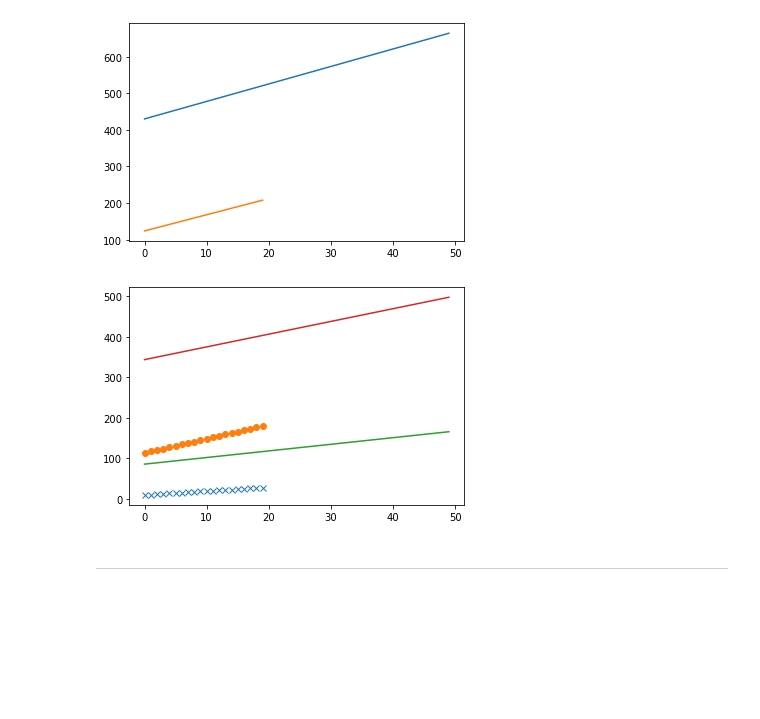
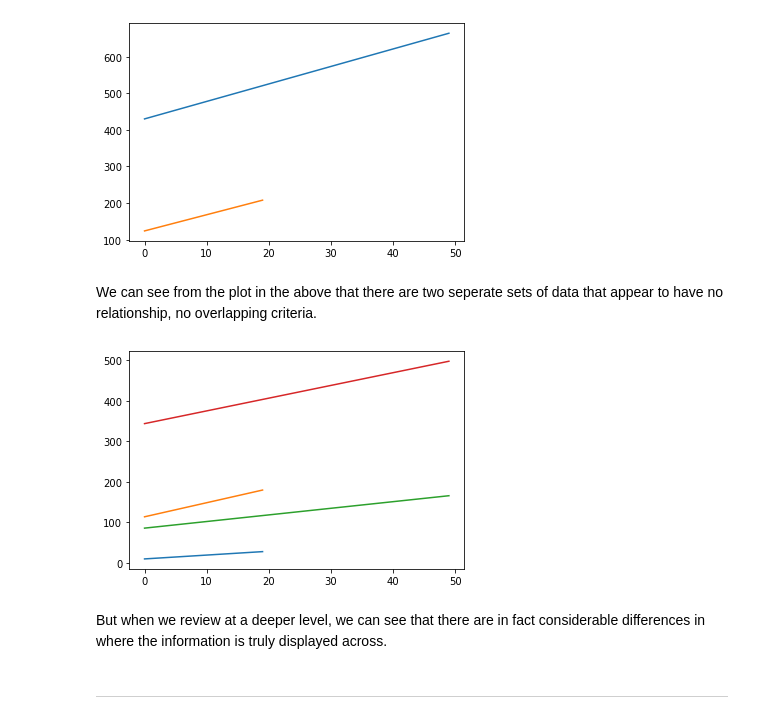
Before and after one commit to jonkavana/FODA-Assessment-2020, a Jupyter notebook: FODA - Task File.ipynb, the cells around one changed output. Cells and saved outputs as stored; diff of their text form; code cells hidden in the pictures; blank space fills up the shorter version.

```diff
--- a/FODA - Task File.ipynb
+++ b/FODA - Task File.ipynb
@@ -507,14 +548,19 @@ plt.plot(Combo12)
 plt.show;
 # %% [output]
 [figure]
+# %% [markdown]
+We can see from the plot in the above that there are two seperate sets of data that appear to have no relationship, no overlapping criteria.
 # %%
-plt.plot(Arr1xy, 'x')
-plt.plot(Arr2xy, 'o')
+plt.plot(Arr1xy)
+plt.plot(Arr2xy)
 plt.plot(Lis1xy)
 plt.plot(Lis2xy)
 plt.show();
 # %% [output]
-[figure, old version]
+[figure, new version]
+# %% [markdown]
+
+But when we review at a deeper level, we can see that there are in fact considerable differences in where the information is truly displayed across.
 # %% [markdown]
 ___
 # %% [markdown]
```
Also changed, not shown: parts of 31 cells of this notebook, 1 other file.
